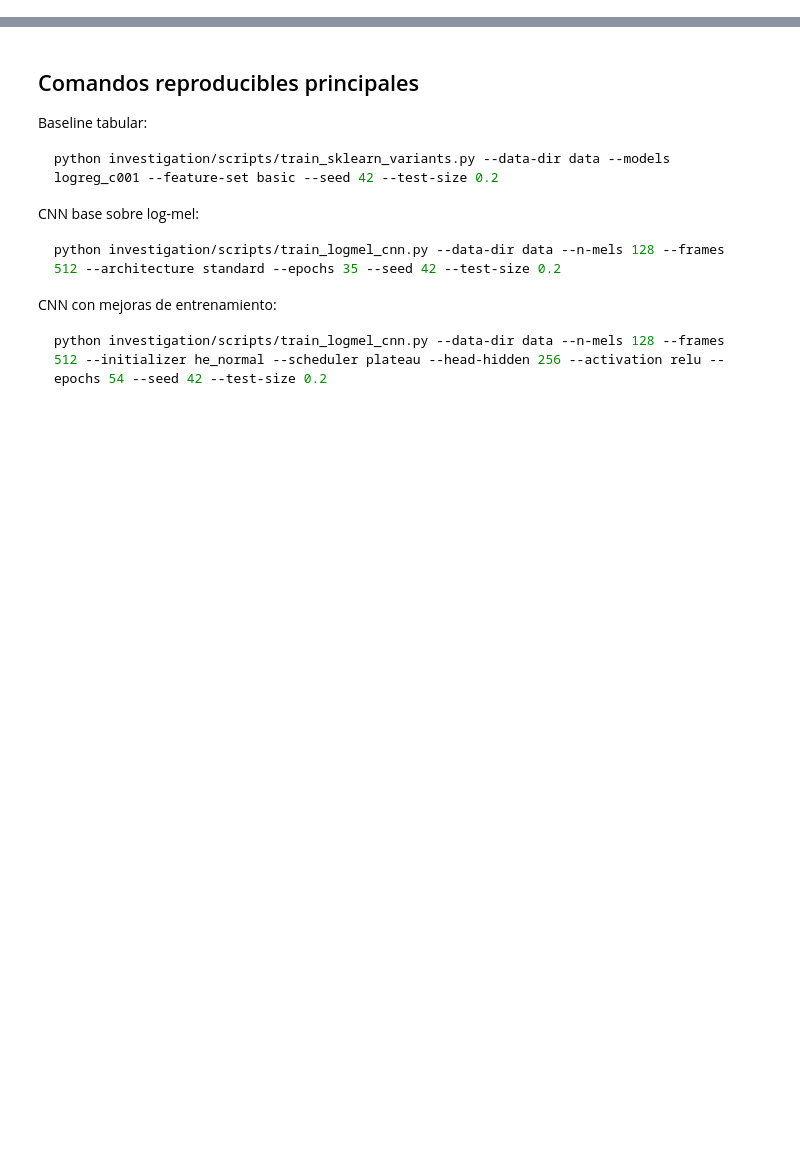
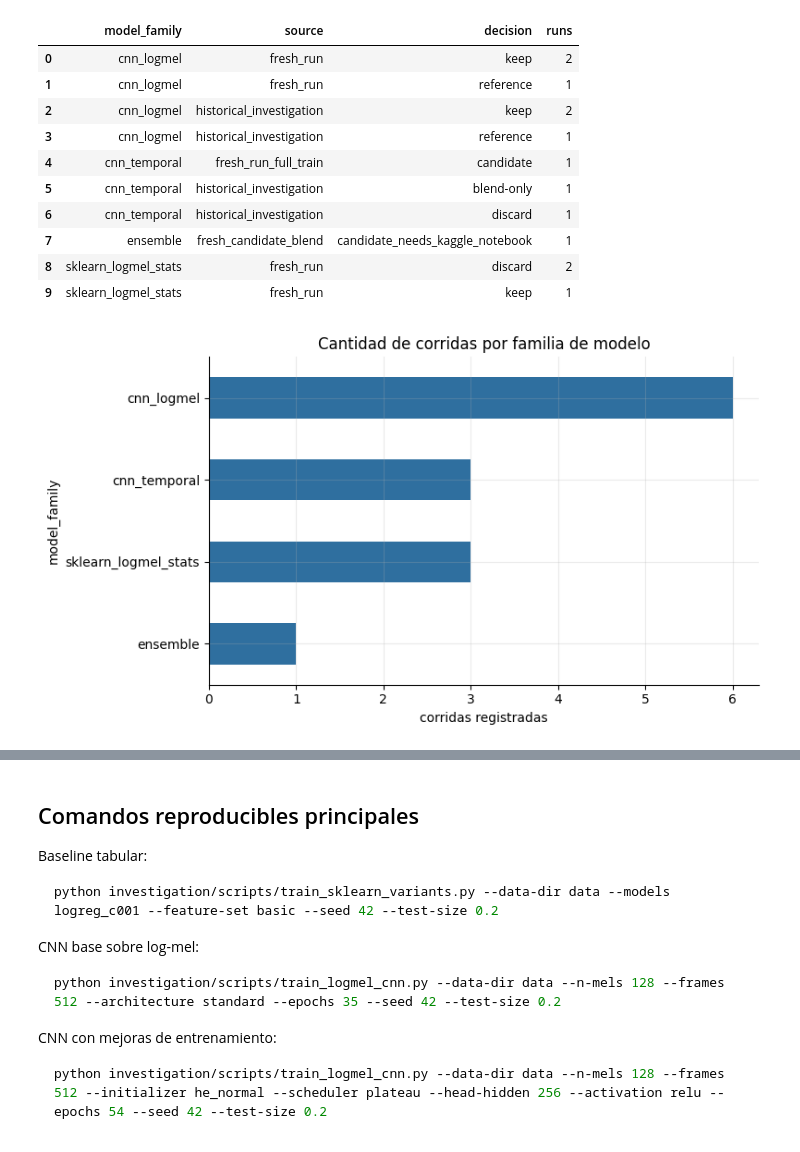
Before and after one commit to srodriguez-lefebre/2_TallerAA, a Jupyter notebook: 03_entrenamiento/01_baselines_y_modelos.ipynb, the cells around one changed output, grey strips where cells are left out. Drawn from its saved outputs; the diff is of its cells as text; code cells hidden in the pictures; blank space fills up the shorter version.

```diff
--- a/03_entrenamiento/01_baselines_y_modelos.ipynb
+++ b/03_entrenamiento/01_baselines_y_modelos.ipynb
@@ -8,7 +13,9 @@ La parte clave que faltaba en el notebook anterior era la escalera `0.52 -> 0.62
 from pathlib import Path
 import sys
 
+import numpy as np
 import pandas as pd
+import matplotlib.pyplot as plt
 try:
     from IPython.display import display
 except ModuleNotFoundError:
@@ -17,15 +24,29 @@ except ModuleNotFoundError:
 ROOT = Path.cwd()
 if ROOT.name == '03_entrenamiento':
     ROOT = ROOT.parent
+RESULTS_DIR = ROOT / '03_entrenamiento' / 'results'
+FIG_DIR = RESULTS_DIR / 'figures'
 INVESTIGATION = ROOT / 'investigation'
+RESULTS_DIR.mkdir(parents=True, exist_ok=True)
+FIG_DIR.mkdir(parents=True, exist_ok=True)
 sys.path.insert(0, str(INVESTIGATION))
+
+pd.set_option('display.max_columns', 160)
+pd.set_option('display.width', 220)
+plt.style.use('default')
+plt.rcParams.update({
+    'figure.figsize': (9, 4.8),
+    'axes.grid': True,
+    'grid.alpha': 0.25,
+    'axes.spines.top': False,
+    'axes.spines.right': False,
+})
 
 decision_matrix = pd.read_csv(ROOT / '03_entrenamiento' / 'decision_matrix.csv')
 training_results = pd.read_csv(ROOT / '03_entrenamiento' / 'training_results.csv')
 submission_candidates = pd.read_csv(ROOT / '04_final' / 'submission_candidates.csv')
 
-print(ROOT)
-print(f'decisions: {len(decision_matrix)}')
+training_results['valid_lwlrap_num'] = pd.to_numeric(training_results['valid_lwlrap'], errors='coerce')
 print(f'training rows: {len(training_results)}')
-print(f'submission candidates: {len(submission_candidates)}')
+print(f'decision rows: {len(decision_matrix)}')
 # %% [output]
@@ -39,0 +68,32 @@ Estos son los hitos que hay que contar en la entrega. No todos son una corrida f
+# %%
+family_summary = (
+    training_results
+    .groupby(['model_family', 'source', 'decision'], dropna=False)
+    .size()
+    .rename('runs')
+    .reset_index()
+    .sort_values(['model_family', 'source', 'decision'])
+)
+display(family_summary)
+family_summary.to_csv(RESULTS_DIR / 'model_family_summary.csv', index=False)
+
+fig, ax = plt.subplots(figsize=(8, 4.5))
+training_results['model_family'].value_counts().sort_values().plot(kind='barh', ax=ax, color='#2f6f9f')
+ax.set_title('Cantidad de corridas por familia de modelo')
+ax.set_xlabel('corridas registradas')
+fig.tight_layout()
+fig.savefig(FIG_DIR / '01_model_family_counts.png', dpi=140, bbox_inches='tight')
+plt.show()
+# %% [output]
+|  | model_family | source | decision | runs |
+| 0 | cnn_logmel | fresh_run | keep | 2 |
+| 1 | cnn_logmel | fresh_run | reference | 1 |
+| 2 | cnn_logmel | historical_investigation | keep | 2 |
+| 3 | cnn_logmel | historical_investigation | reference | 1 |
+| 4 | cnn_temporal | fresh_run_full_train | candidate | 1 |
+| 5 | cnn_temporal | historical_investigation | blend-only | 1 |
+| 6 | cnn_temporal | historical_investigation | discard | 1 |
+| 7 | ensemble | fresh_candidate_blend | candidate_needs_kaggle_notebook | 1 |
+| 8 | sklearn_logmel_stats | fresh_run | discard | 2 |
+| 9 | sklearn_logmel_stats | fresh_run | keep | 1 |
+[figure, added]
```
Also changed, not shown: parts of 26 cells of this notebook, 16 other files.
